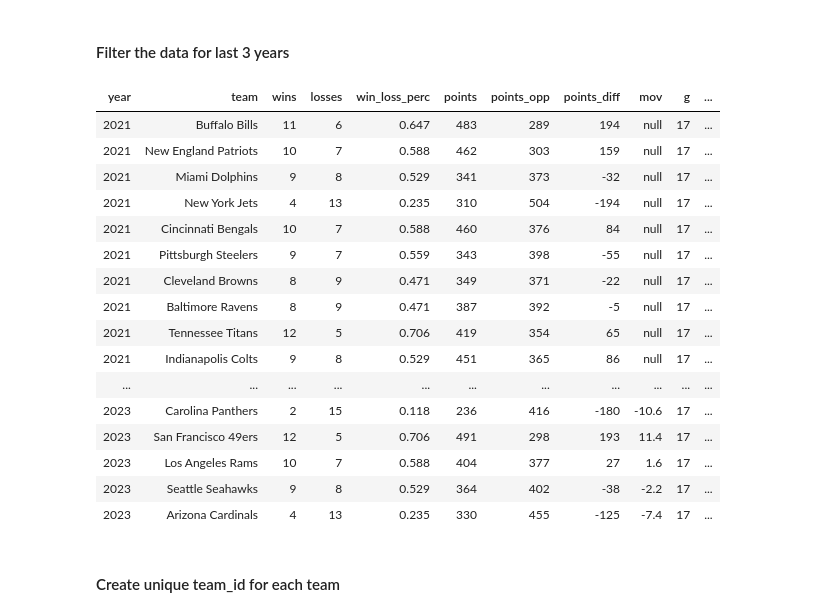
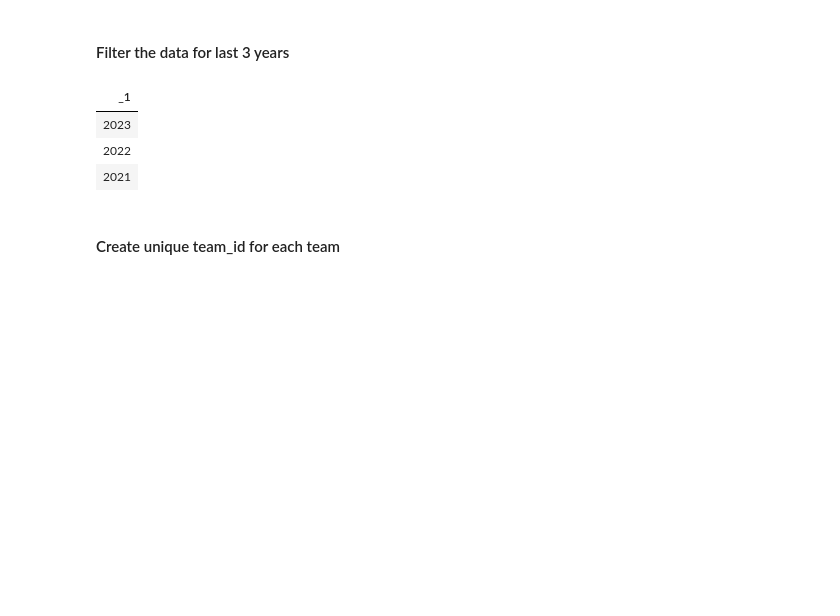
Before and after one commit to Prane23/Azure-Databrick-Synapse-Analytics_End_to_End, a Jupyter notebook: NFL 2023 data Transformation.ipynb, the cells around one changed output. Cells and saved outputs as stored; diff of their text form; code cells hidden in the pictures; blank space fills up the shorter version.

```diff
--- a/NFL 2023 data Transformation.ipynb
+++ b/NFL 2023 data Transformation.ipynb
@@ -102,31 +85,18 @@ root
 # %%
 # filter the data for last 3 years
 
 years = df.select("year").distinct().orderBy(col("year").desc()).limit(3)
 #display(years)
 last_3_years = [row["year"] for row in years.collect()]
-#display(last_3_years)
+display(last_3_years)
 # Filter the DataFrame
 filtered_df = df.filter(col("year").isin(last_3_years))
-filtered_df.display()
+#filtered_df.display()
 # %% [output]
-| year | team | wins | losses | win_loss_perc | points | points_opp | points_diff | mov | g | ... |
-| 2021 | Buffalo Bills | 11 | 6 | 0.647 | 483 | 289 | 194 | null | 17 | ... |
-| 2021 | New England Patriots | 10 | 7 | 0.588 | 462 | 303 | 159 | null | 17 | ... |
-| 2021 | Miami Dolphins | 9 | 8 | 0.529 | 341 | 373 | -32 | null | 17 | ... |
-| 2021 | New York Jets | 4 | 13 | 0.235 | 310 | 504 | -194 | null | 17 | ... |
-| 2021 | Cincinnati Bengals | 10 | 7 | 0.588 | 460 | 376 | 84 | null | 17 | ... |
-| 2021 | Pittsburgh Steelers | 9 | 7 | 0.559 | 343 | 398 | -55 | null | 17 | ... |
-| 2021 | Cleveland Browns | 8 | 9 | 0.471 | 349 | 371 | -22 | null | 17 | ... |
-| 2021 | Baltimore Ravens | 8 | 9 | 0.471 | 387 | 392 | -5 | null | 17 | ... |
-| 2021 | Tennessee Titans | 12 | 5 | 0.706 | 419 | 354 | 65 | null | 17 | ... |
-| 2021 | Indianapolis Colts | 9 | 8 | 0.529 | 451 | 365 | 86 | null | 17 | ... |
-| ... | ... | ... | ... | ... | ... | ... | ... | ... | ... | ... |
-| 2023 | Carolina Panthers | 2 | 15 | 0.118 | 236 | 416 | -180 | -10.6 | 17 | ... |
-| 2023 | San Francisco 49ers | 12 | 5 | 0.706 | 491 | 298 | 193 | 11.4 | 17 | ... |
-| 2023 | Los Angeles Rams | 10 | 7 | 0.588 | 404 | 377 | 27 | 1.6 | 17 | ... |
-| 2023 | Seattle Seahawks | 9 | 8 | 0.529 | 364 | 402 | -38 | -2.2 | 17 | ... |
-| 2023 | Arizona Cardinals | 4 | 13 | 0.235 | 330 | 455 | -125 | -7.4 | 17 | ... |
+| _1 |
+| 2023 |
+| 2022 |
+| 2021 |
 # %% [markdown]
 #### Create unique team_id for each team
 # %%
```
Also changed, not shown: parts of 1 cell of this notebook.
